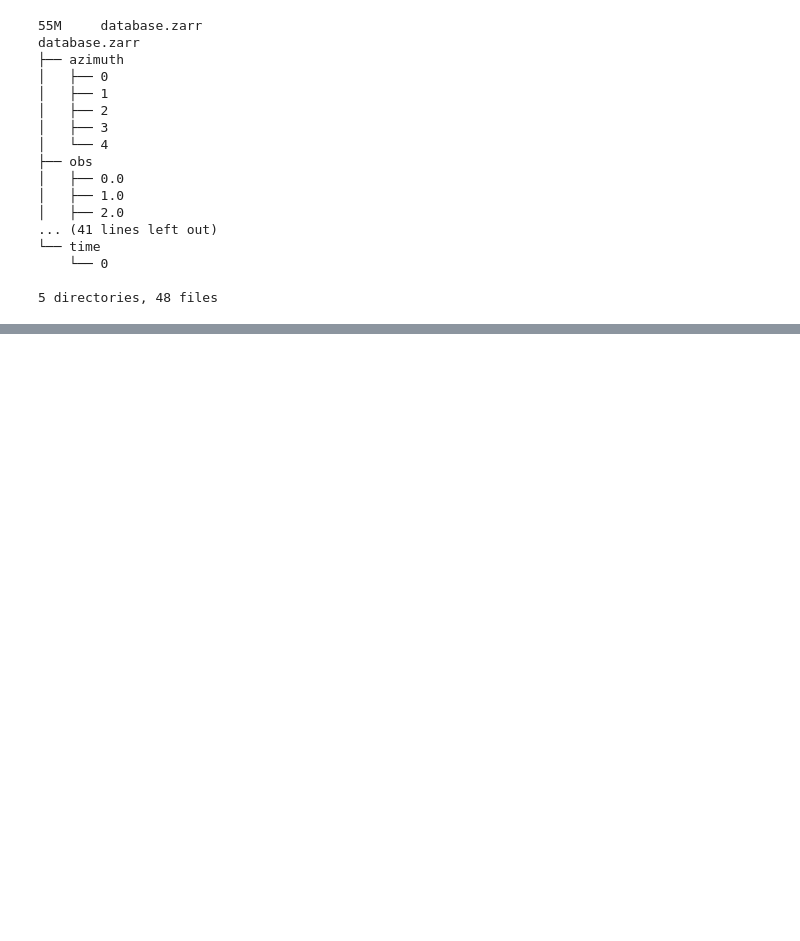
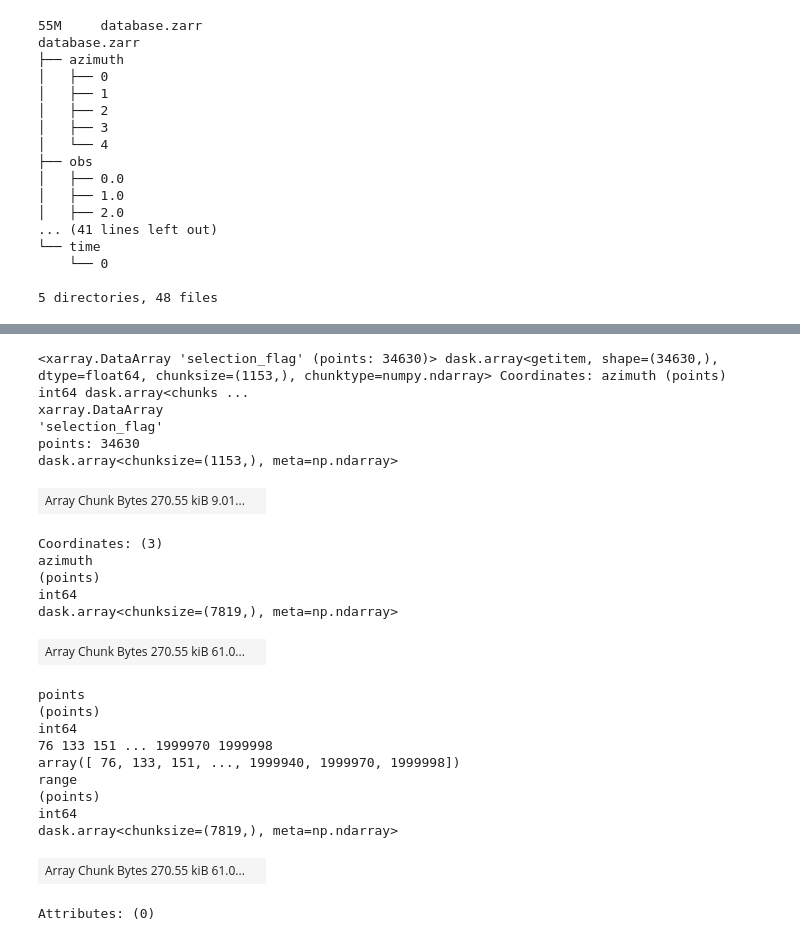
Before and after one commit to MotionbyLearning/example_scripts, a Jupyter notebook: xarray_insar_example.ipynb, the cells around one changed output, grey strips where cells are left out. Cells and saved outputs as stored; diff of their text form; code cells hidden in the pictures; blank space fills up the shorter version.

```diff
--- a/xarray_insar_example.ipynb
+++ b/xarray_insar_example.ipynb
@@ -307,0 +433,27 @@ ds.to_zarr("database.zarr", mode='a')
+# %%
+mask_selection_flag = ds_pointset_masked.selection_flag
+mask_selection_flag
+# %% [output]
+<xarray.DataArray 'selection_flag' (points: 34630)> dask.array<getitem, shape=(34630,), dtype=float64, chunksize=(1153,), chunktype=numpy.ndarray> Coordinates: azimuth (points) int64 dask.array<chunks ...
+xarray.DataArray
+'selection_flag'
+points: 34630
+dask.array<chunksize=(1153,), meta=np.ndarray>
+| Array Chunk Bytes 270.55 kiB 9.01... |  |
+Coordinates: (3)
+azimuth
+(points)
+int64
+dask.array<chunksize=(7819,), meta=np.ndarray>
+| Array Chunk Bytes 270.55 kiB 61.0... |  |
+points
+(points)
+int64
+76 133 151 ... 1999970 1999998
+array([ 76, 133, 151, ..., 1999940, 1999970, 1999998])
+range
+(points)
+int64
+dask.array<chunksize=(7819,), meta=np.ndarray>
+| Array Chunk Bytes 270.55 kiB 61.0... |  |
+Attributes: (0)
```
Also changed, not shown: parts of 42 cells of this notebook.
